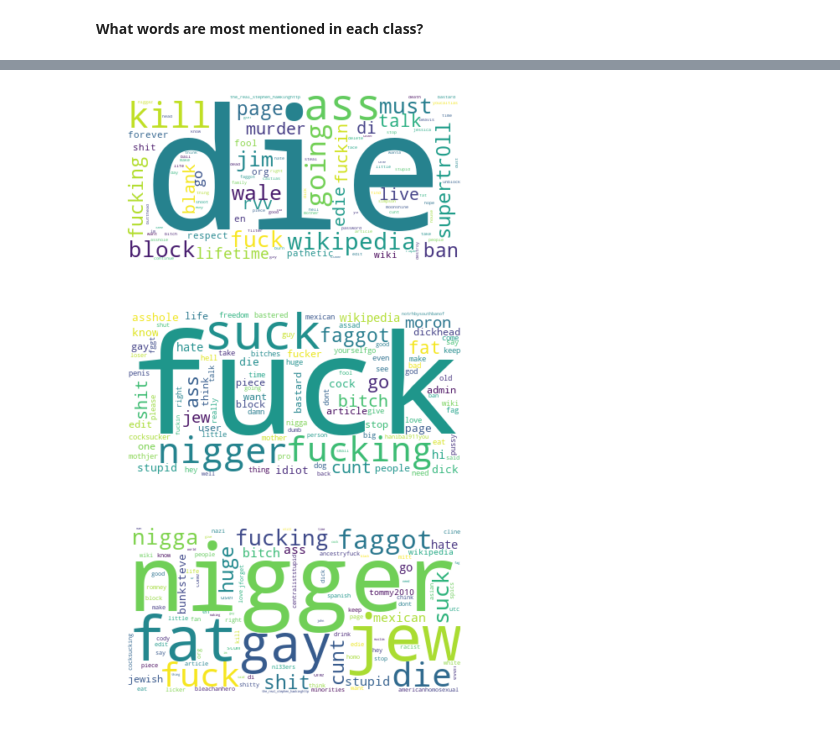
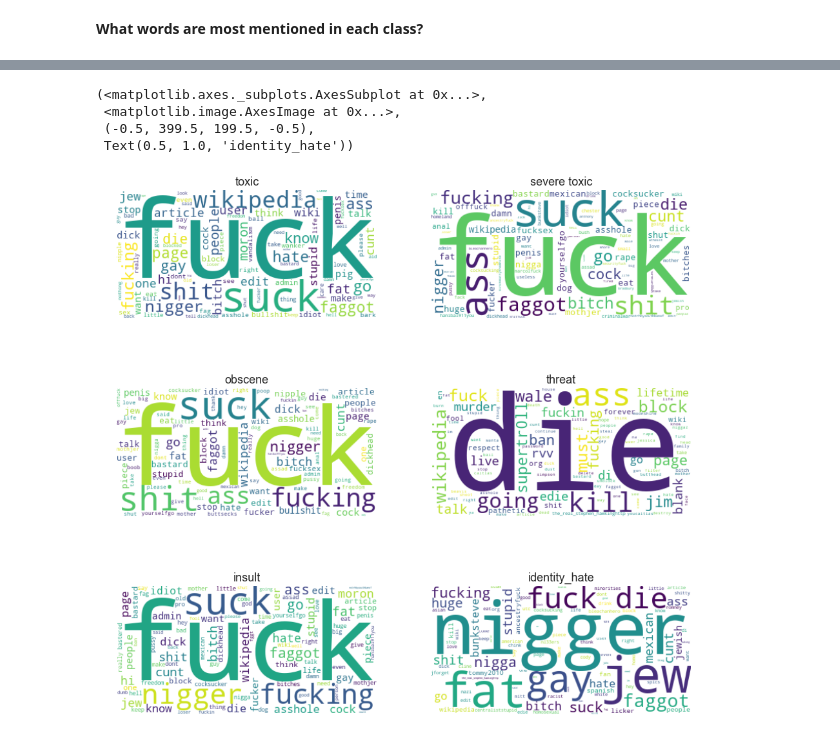
Before and after one commit to dorislin27/toxic_comment_classifier, a Jupyter notebook: classifier_toxic_comment.ipynb, the cells around one changed output, grey strips where cells are left out. Saved outputs shown, nothing was run; the diff lists cells and outputs as text; code cells hidden in the pictures.

```diff
--- a/classifier_toxic_comment.ipynb
+++ b/classifier_toxic_comment.ipynb
@@ -338,21 +319,15 @@ plt.show()
-# %%
-plt.figure()
-plt.imshow(threat_wordcloud, interpolation="bilinear")
-plt.axis("off")
-plt.show()
-# %% [output]
-[figure, removed]
-# %%
-plt.figure()
-plt.imshow(insult_wordcloud, interpolation="bilinear")
-plt.axis("off")
-plt.show()
-# %% [output]
-[figure, removed]
-# %%
-plt.figure()
-plt.imshow(identity_hate_wordcloud, interpolation="bilinear")
-plt.axis("off")
-plt.show()
-# %% [output]
-[figure, removed]
+# %%
+# plot wordcloud image for 6 class
+fig=plt.figure(figsize=(16, 16))
+plt.subplot(3,2,1), plt.imshow(toxic_wordcloud,interpolation="bilinear"), plt.axis("off"), plt.title('toxic', fontsize=18)
+plt.subplot(3,2,2), plt.imshow(severe_toxic_wordcloud,interpolation="bilinear"), plt.axis("off"), plt.title('severe toxic', fontsize=18)
+plt.subplot(3,2,3), plt.imshow(obscene_wordcloud,interpolation="bilinear"), plt.axis("off"), plt.title('obscene', fontsize=18)
+plt.subplot(3,2,4), plt.imshow(threat_wordcloud,interpolation="bilinear"), plt.axis("off"), plt.title('threat', fontsize=18)
+plt.subplot(3,2,5), plt.imshow(insult_wordcloud,interpolation="bilinear"), plt.axis("off"), plt.title('insult', fontsize=18)
+plt.subplot(3,2,6), plt.imshow(identity_hate_wordcloud,interpolation="bilinear"), plt.axis("off"), plt.title('identity_hate', fontsize=18)
+# %% [output]
+(<matplotlib.axes._subplots.AxesSubplot at 0x...>,
+ <matplotlib.image.AxesImage at 0x...>,
+ (-0.5, 399.5, 199.5, -0.5),
+ Text(0.5, 1.0, 'identity_hate'))
+[figure, added]
```
Also changed, not shown: parts of 5 cells of this notebook.
